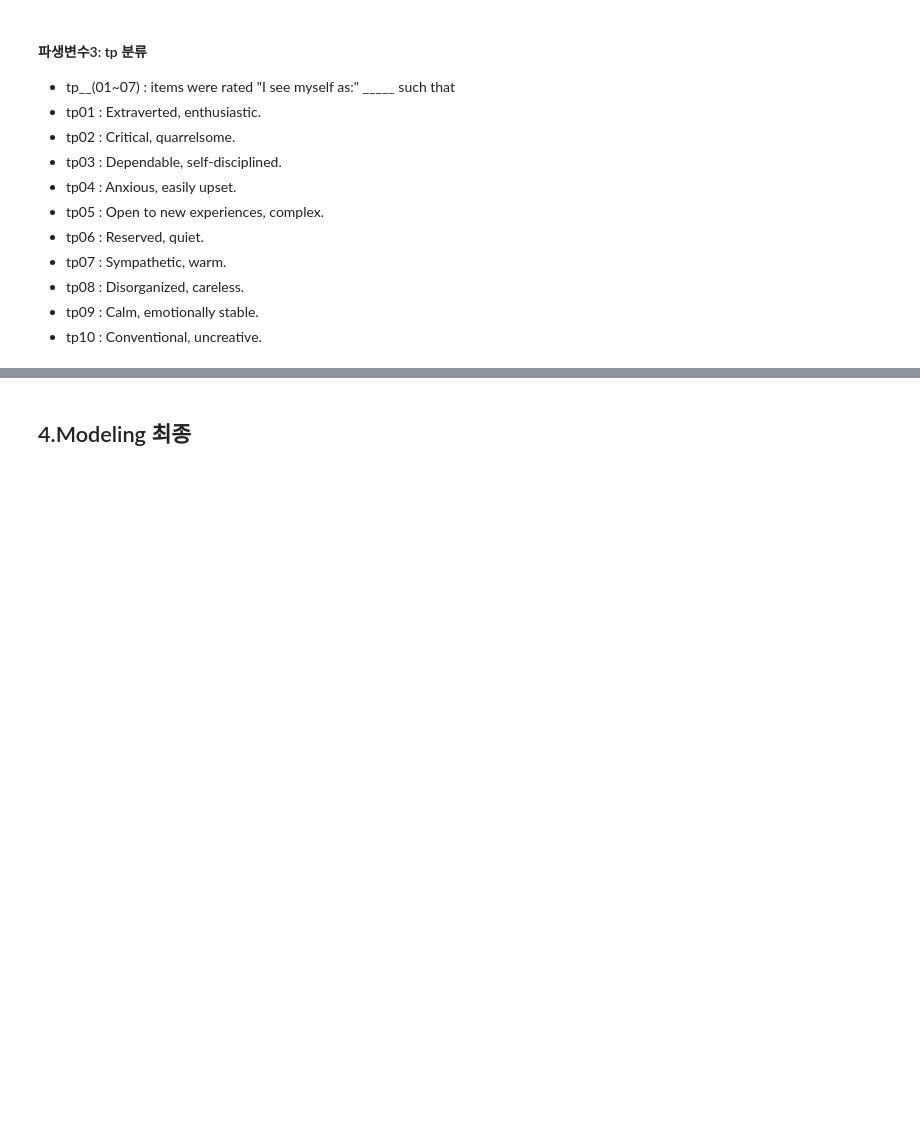
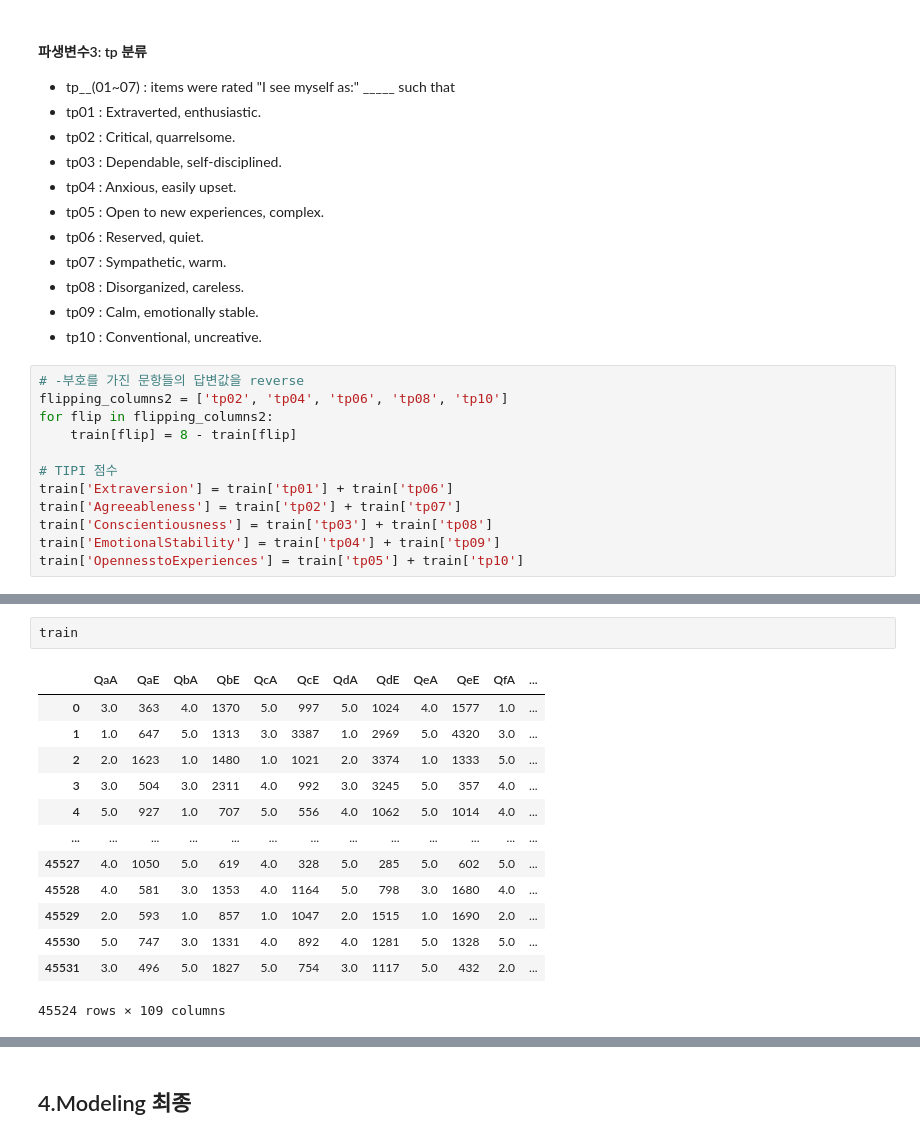
Before and after one commit to SungaHwang/ML_practice, a Jupyter notebook: 심리성향예측AI경진대회.ipynb, the cells around one changed output, grey strips where cells are left out. Drawn from its saved outputs; the diff is of its cells as text; blank space fills up the shorter version.

```diff
--- a/심리성향예측AI경진대회.ipynb
+++ b/심리성향예측AI경진대회.ipynb
@@ -649,3 +685,15 @@ drop_list = ['QaE', 'QbE', 'QcE', 'QdE', 'QeE',
 * tp08 : Disorganized, careless.
 * tp09 : Calm, emotionally stable.
 * tp10 : Conventional, uncreative.
+# %%
+# -부호를 가진 문항들의 답변값을 reverse
+flipping_columns2 = ['tp02', 'tp04', 'tp06', 'tp08', 'tp10']
+for flip in flipping_columns2:
+    train[flip] = 8 - train[flip]
+
+# TIPI 점수
+train['Extraversion'] = train['tp01'] + train['tp06']
+train['Agreeableness'] = train['tp02'] + train['tp07']
+train['Conscientiousness'] = train['tp03'] + train['tp08']
+train['EmotionalStability'] = train['tp04'] + train['tp09']
+train['OpennesstoExperiences'] = train['tp05'] + train['tp10']
@@ -651,0 +710,16 @@ drop_list = ['QaE', 'QbE', 'QcE', 'QdE', 'QeE',
+# %%
+train
+# %% [output]
+|  | QaA | QaE | QbA | QbE | QcA | QcE | QdA | QdE | QeA | QeE | QfA | ... |
+| 0 | 3.0 | 363 | 4.0 | 1370 | 5.0 | 997 | 5.0 | 1024 | 4.0 | 1577 | 1.0 | ... |
+| 1 | 1.0 | 647 | 5.0 | 1313 | 3.0 | 3387 | 1.0 | 2969 | 5.0 | 4320 | 3.0 | ... |
+| 2 | 2.0 | 1623 | 1.0 | 1480 | 1.0 | 1021 | 2.0 | 3374 | 1.0 | 1333 | 5.0 | ... |
+| 3 | 3.0 | 504 | 3.0 | 2311 | 4.0 | 992 | 3.0 | 3245 | 5.0 | 357 | 4.0 | ... |
+| 4 | 5.0 | 927 | 1.0 | 707 | 5.0 | 556 | 4.0 | 1062 | 5.0 | 1014 | 4.0 | ... |
+| ... | ... | ... | ... | ... | ... | ... | ... | ... | ... | ... | ... | ... |
+| 45527 | 4.0 | 1050 | 5.0 | 619 | 4.0 | 328 | 5.0 | 285 | 5.0 | 602 | 5.0 | ... |
+| 45528 | 4.0 | 581 | 3.0 | 1353 | 4.0 | 1164 | 5.0 | 798 | 3.0 | 1680 | 4.0 | ... |
+| 45529 | 2.0 | 593 | 1.0 | 857 | 1.0 | 1047 | 2.0 | 1515 | 1.0 | 1690 | 2.0 | ... |
+| 45530 | 5.0 | 747 | 3.0 | 1331 | 4.0 | 892 | 4.0 | 1281 | 5.0 | 1328 | 5.0 | ... |
+| 45531 | 3.0 | 496 | 5.0 | 1827 | 5.0 | 754 | 3.0 | 1117 | 5.0 | 432 | 2.0 | ... |
+45524 rows × 109 columns
```
Also changed, not shown: parts of 53 cells of this notebook.
